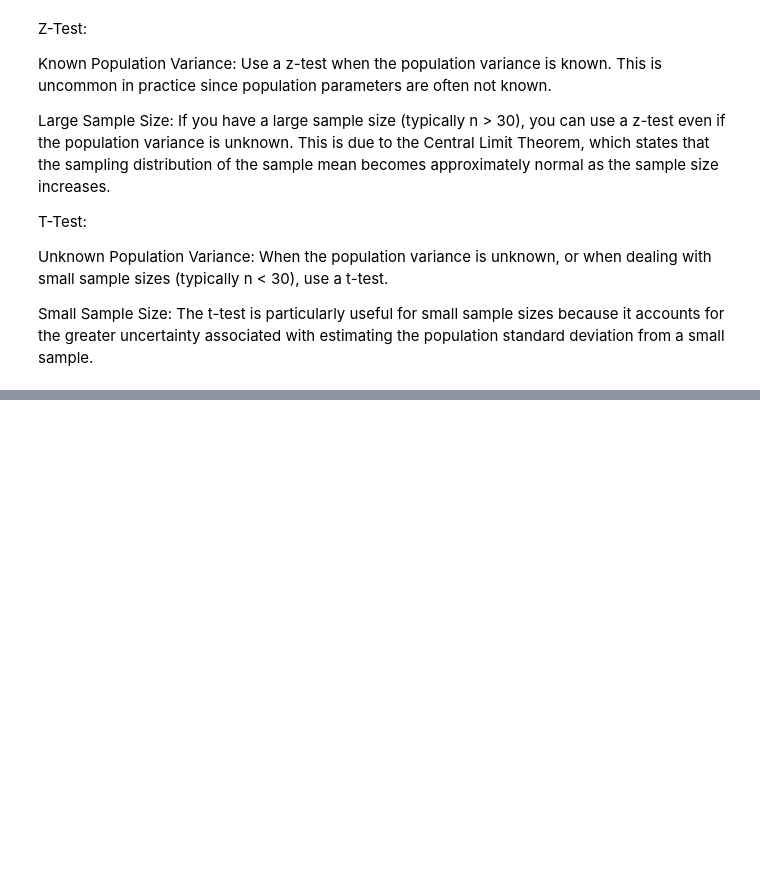
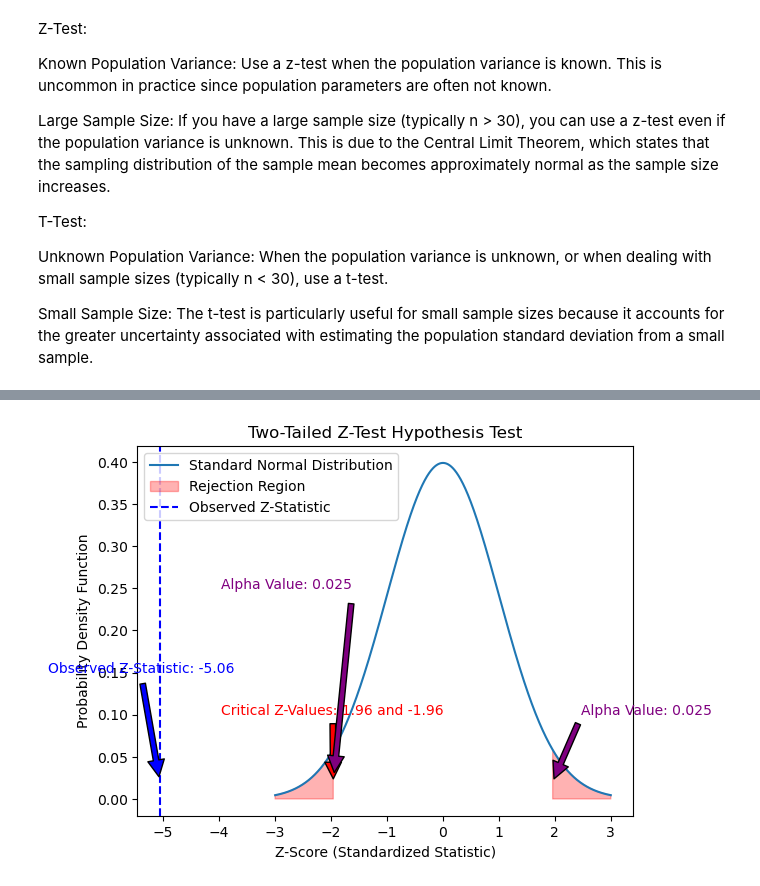
Before and after one commit to Hari-810/ML_DL, a Jupyter notebook: EDA/hypothesis.ipynb, the cells around one changed output, grey strips where cells are left out. Saved outputs shown, nothing was run; the diff lists cells and outputs as text; code cells hidden in the pictures; blank space fills up the shorter version.

Commit message:
hypothesis updated

```diff
--- a/EDA/hypothesis.ipynb
+++ b/EDA/hypothesis.ipynb
@@ -173,0 +26,57 @@ Small Sample Size: The t-test is particularly useful for small sample sizes beca
+# %%
+import numpy as np
+import matplotlib.pyplot as plt
+from scipy import stats
+
+# Given data
+sample_mean = 78
+population_mean = 80
+population_std_dev = 2.5
+sample_size = 40
+
+# Z-test calculation
+z_statistic = (sample_mean - population_mean) / (population_std_dev / np.sqrt(sample_size))
+
+# Two-tailed test at 95% confidence level
+p_value = 2 * (1 - stats.norm.cdf(np.abs(z_statistic)))
+
+# Compare p-value with significance level (e.g., 0.05)
+alpha = 0.025  # Adjusted alpha for a two-tailed test
+
+# Generate data for the standard normal distribution
+x = np.linspace(-3, 3, 1000)
+y = stats.norm.pdf(x)
+
+# Plot the standard normal distribution
+plt.plot(x, y, label='Standard Normal Distribution')
+
+# Shade the rejection regions for a two-tailed test
+plt.fill_between(x, y, where=(x < -stats.norm.ppf(1 - alpha)) | (x > stats.norm.ppf(1 - alpha)),
+                 color='red', alpha=0.3, label='Rejection Region')
+
+# Plot the observed z-statistic
+plt.axvline(x=z_statistic, color='blue', linestyle='--', label='Observed Z-Statistic')
+
+# Add labels and title
+plt.title('Two-Tailed Z-Test Hypothesis Test')
+plt.xlabel('Z-Score (Standardized Statistic)')
+plt.ylabel('Probability Density Function')
+
+# Add annotations for z-score, critical score, p-value, and alpha
+plt.annotate(f'Observed Z-Statistic: {z_statistic:.2f}', xy=(z_statistic, 0.02), xytext=(z_statistic - 2, 0.15),
+             arrowprops=dict(facecolor='blue', shrink=0.05), color='blue')
+plt.annotate(f'Critical Z-Values: {stats.norm.ppf(1 - alpha):.2f} and {-stats.norm.ppf(1 - alpha):.2f}',
+             xy=(-stats.norm.ppf(1 - alpha), 0.02), xytext=(-stats.norm.ppf(1 - alpha) - 2, 0.1),
+             arrowprops=dict(facecolor='red', shrink=0.05), color='red')
+plt.annotate(f'Alpha Value: {alpha}', xy=(-stats.norm.ppf(1 - alpha), 0.02), xytext=(-stats.norm.ppf(1 - alpha) - 2, 0.25),
+             arrowprops=dict(facecolor='purple', shrink=0.05), color='purple')
+plt.annotate(f'Alpha Value: {alpha}', xy=(stats.norm.ppf(1 - alpha), 0.02), xytext=(stats.norm.ppf(1 - alpha) + 0.5, 0.1),
+             arrowprops=dict(facecolor='purple', shrink=0.05), color='purple')
+
+# Display the legend
+plt.legend()
+
+# Display the plot
+plt.show()
+# %% [output]
+[figure, added]
```
Also changed, not shown: parts of 15 cells of this notebook, 6 other files.
